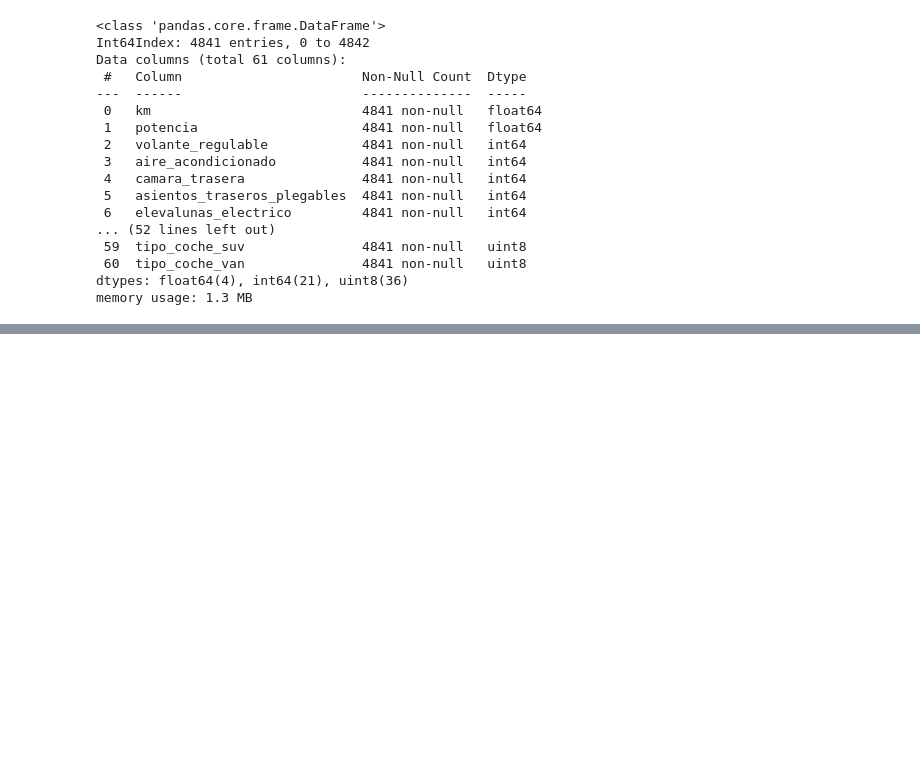
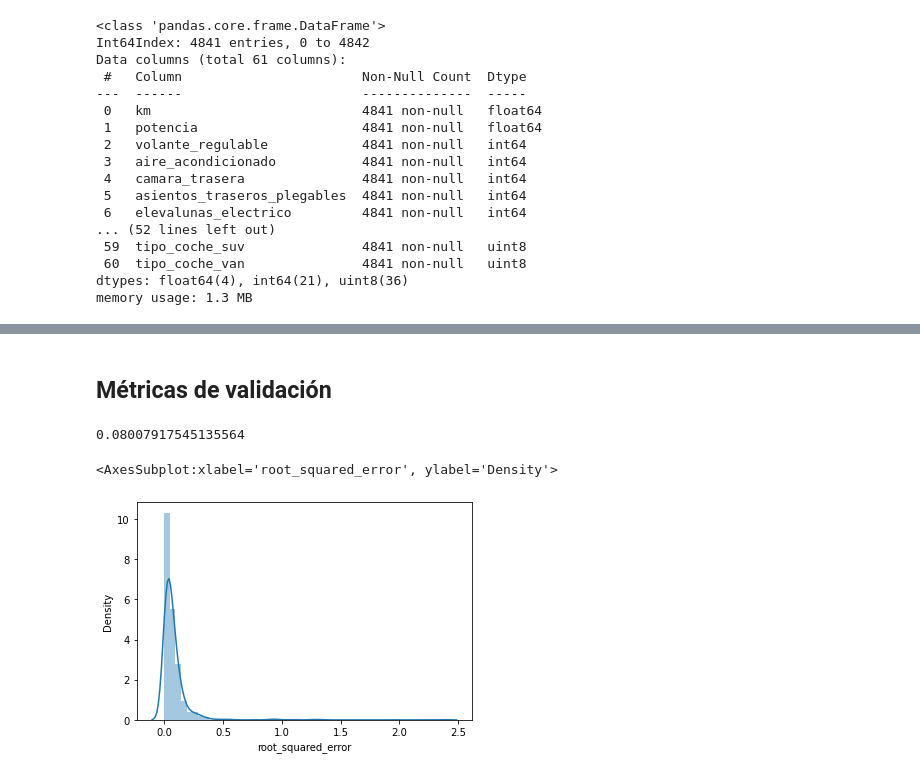
Before and after one commit to jgrau90/BMW_Regression, a Jupyter notebook: bmw_regression.ipynb, the cells around one changed output, grey strips where cells are left out. Cells and saved outputs as stored; diff of their text form; code cells hidden in the pictures; blank space fills up the shorter version.

Commit message:
results_py

```diff
--- a/bmw_regression.ipynb
+++ b/bmw_regression.ipynb
@@ -637,0 +696,2 @@ memory usage: 1.3 MB
+# %%
+first_model.fit(X_train, y_train)
@@ -637,0 +708,4 @@ memory usage: 1.3 MB
+# %%
+test_prediction = pd.DataFrame(first_model.predict(X_test), columns = ['Prediction'], index = X_test.index)
+# %%
+results_df = y_test.join(test_prediction)
@@ -637,0 +726,6 @@ memory usage: 1.3 MB
+# %% [markdown]
+## Métricas de validación
+# %%
+results_df['error'] = results_df[TARGET_LN] - results_df['Prediction']
+results_df['squared_error'] = (results_df['error'] ** 2)
+results_df['root_squared_error'] = np.sqrt(results_df['squared_error'])
@@ -637,0 +735,11 @@ memory usage: 1.3 MB
+# %%
+rmse
+# %% [output]
+0.08007917545135564
+# %%
+sns.distplot(
+    results_df['root_squared_error']
+)
+# %% [output]
+<AxesSubplot:xlabel='root_squared_error', ylabel='Density'>
+[figure, added]
```
Also changed, not shown: parts of 16 cells of this notebook.
